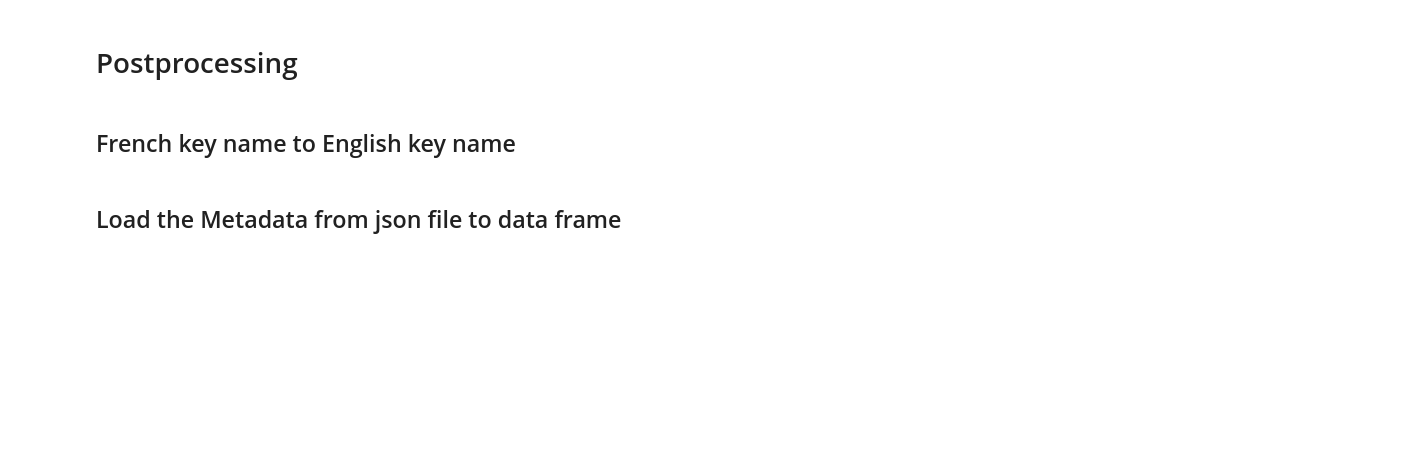
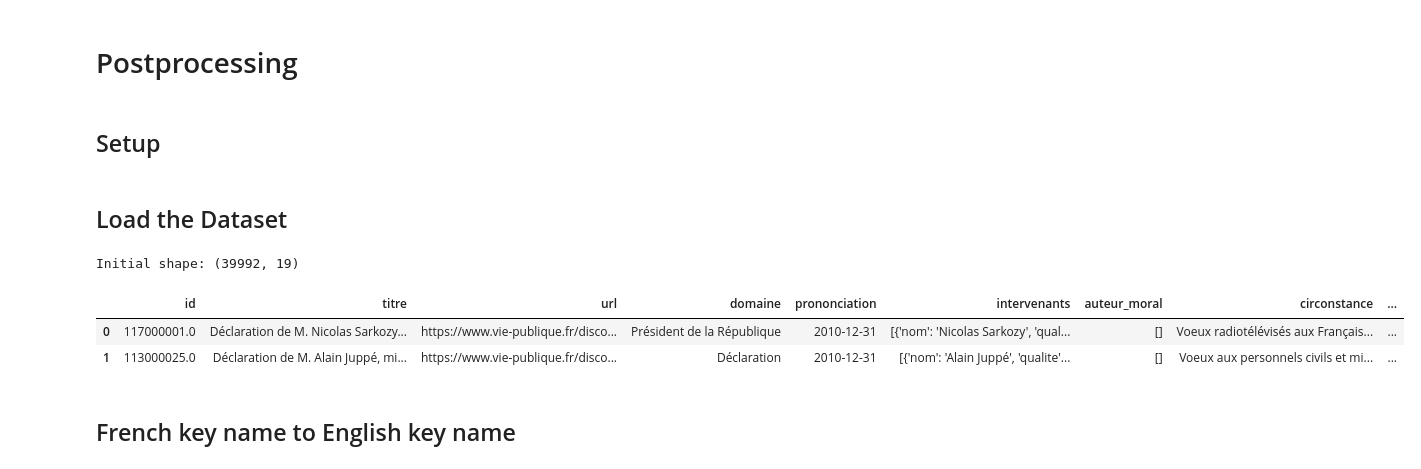
Before and after one commit to zincjian/french_speech_datacrawler, a Jupyter notebook: notebooks/postprocessing.ipynb, the cells around one changed output. Saved outputs shown, nothing was run; the diff lists cells and outputs as text; code cells hidden in the pictures; blank space fills up the shorter version.

```diff
--- a/notebooks/postprocessing.ipynb
+++ b/notebooks/postprocessing.ipynb
@@ -1,5 +1,33 @@
 # %% [markdown]
 # Postprocessing
+# %% [markdown]
+## Setup
+# %%
+import pandas as pd
+import json
+import numpy as np
+
+# Display options to see more data in the notebook
+pd.set_option('display.max_columns', None)
+pd.set_option('display.max_colwidth', 50)
+# %% [markdown]
+## Load the Dataset
+# %%
+# Load the specific file uploaded (fill in here)
+file_path = '../dataset/french_speeches_2000-01-01_to_2010-12-31.json'
+
+with open(file_path, 'r', encoding='utf-8') as f:
+    data = json.load(f)
+
+df = pd.read_json(file_path)
+
+print(f"Initial shape: {df.shape}")
+df.head(2)
+# %% [output]
+Initial shape: (39992, 19)
+|  | id | titre | url | domaine | prononciation | intervenants | auteur_moral | circonstance | ... |
+| 0 | 117000001.0 | Déclaration de M. Nicolas Sarkozy... | https://www.vie-publique.fr/disco... | Président de la République | 2010-12-31 | [{'nom': 'Nicolas Sarkozy', 'qual... | [] | Voeux radiotélévisés aux Français... | ... |
+| 1 | 113000025.0 | Déclaration de M. Alain Juppé, mi... | https://www.vie-publique.fr/disco... | Déclaration | 2010-12-31 | [{'nom': 'Alain Juppé', 'qualite'... | [] | Voeux aux personnels civils et mi... | ... |
 # %% [markdown]
 ## French key name to English key name
 # %%
@@ -25,5 +53,3 @@ french_to_english = {
     "texte": "text",
     "source": "source"
 }
-# %% [markdown]
-## Load the Metadata from json file to data frame
```
Also changed, not shown: parts of 23 cells of this notebook, 3 other files.
